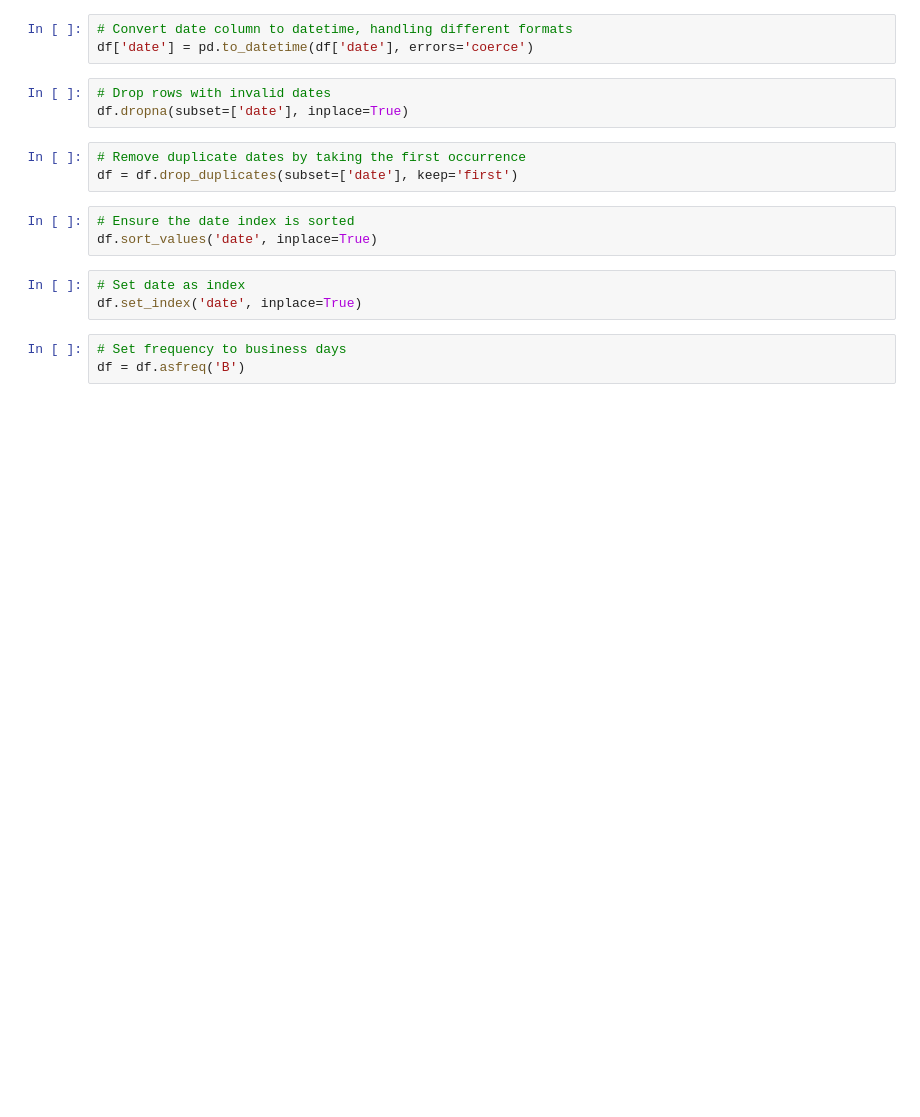
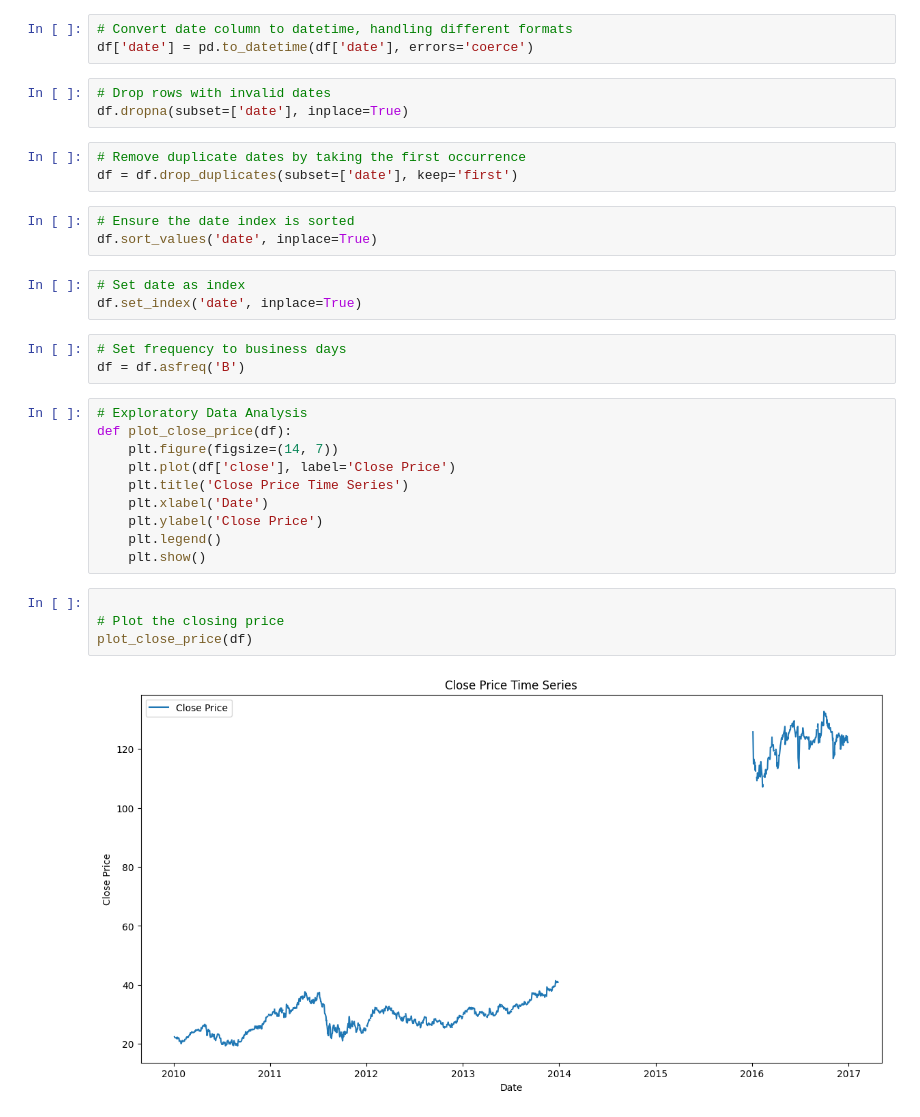
Before and after one commit to mn22abk/DSProjectHamza2024, a Jupyter notebook: DSPHamzafileIV.ipynb, the cells around one changed output. Saved outputs shown, nothing was run; the diff lists cells and outputs as text; blank space fills up the shorter version.

```diff
--- a/DSPHamzafileIV.ipynb
+++ b/DSPHamzafileIV.ipynb
@@ -47,3 +47,19 @@ df.set_index('date', inplace=True)
 # %%
 # Set frequency to business days
 df = df.asfreq('B')
+# %%
+# Exploratory Data Analysis
+def plot_close_price(df):
+    plt.figure(figsize=(14, 7))
+    plt.plot(df['close'], label='Close Price')
+    plt.title('Close Price Time Series')
+    plt.xlabel('Date')
+    plt.ylabel('Close Price')
+    plt.legend()
+    plt.show()
+# %%
+
+# Plot the closing price
+plot_close_price(df)
+# %% [output]
+[figure, added]
```
Also changed, not shown: parts of 3 cells of this notebook.
